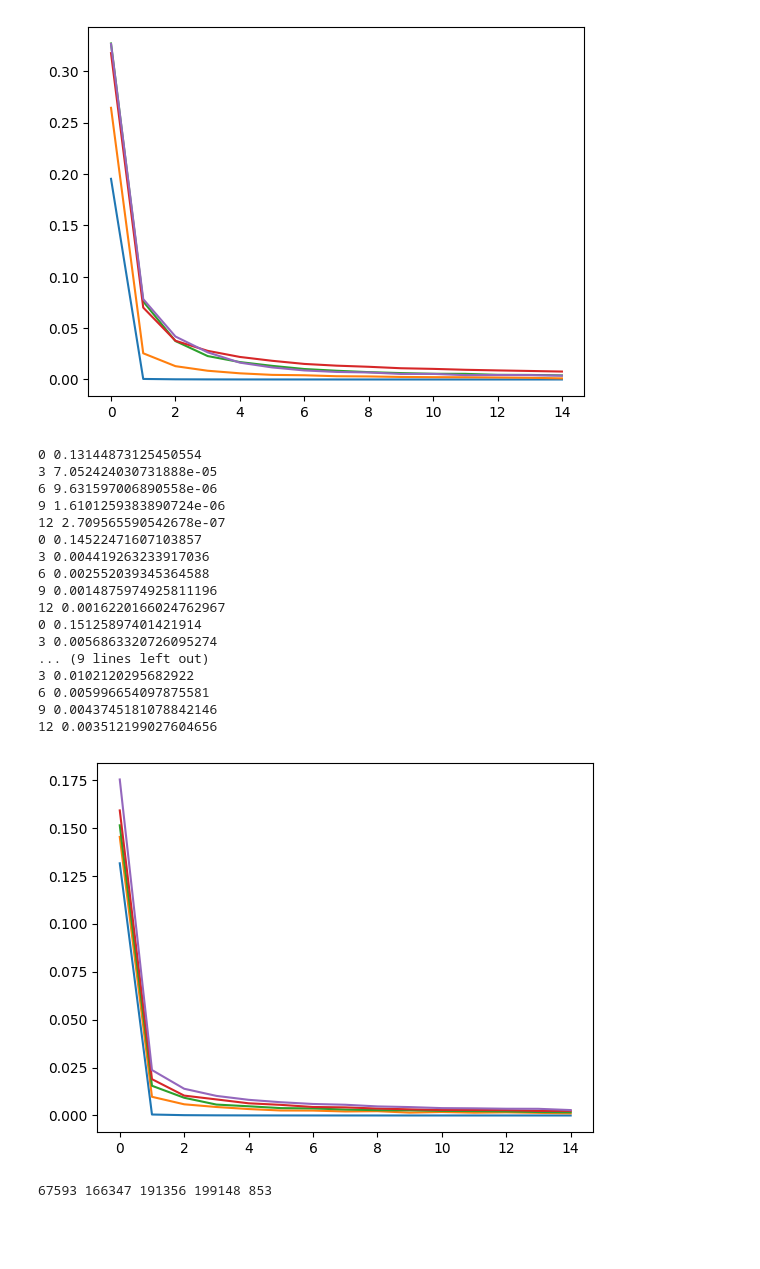
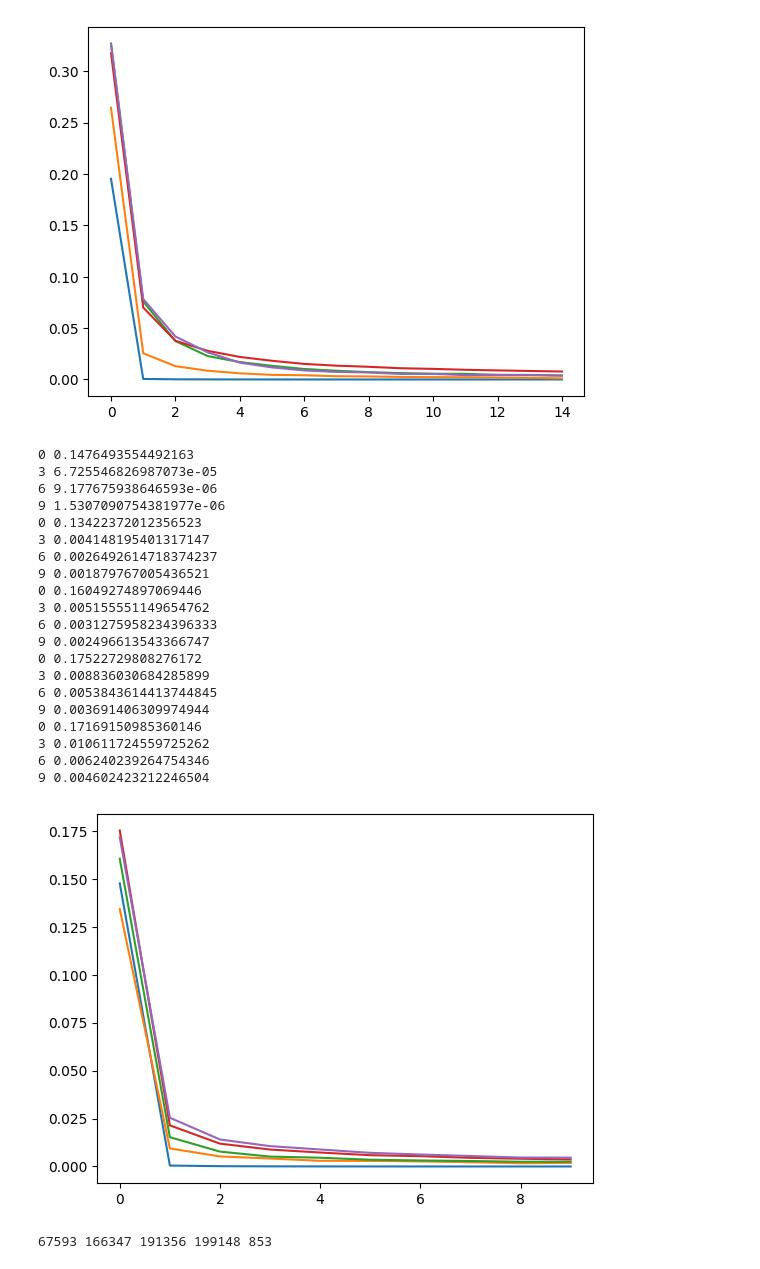
Before and after one commit to sferrante/Neuro-Symbolic-Reasoning, a Jupyter notebook: ProofAgent.ipynb, the cells around one changed output. Drawn from its saved outputs; the diff is of its cells as text; code cells hidden in the pictures; blank space fills up the shorter version.

Commit message:
updated plots and notebook

```diff
--- a/ProofAgent.ipynb
+++ b/ProofAgent.ipynb
@@ -318,36 +318,39 @@ modelTR5, testTR5 = train_model(X12345_T, Y12345, len(ALL_FORMULAS), batch_size=
 [figure]
 # %%
 # Train the transformer models 2222222
-es = 15; bs = 256
+es = 10; bs = 256
 modelTR1, testTR1 = train_model(X1_T, Y1, len(ALL_FORMULAS), batch_size=bs,
                                 epochs=es, loss_fn=nn.CrossEntropyLoss(), use_transformer=True, printevery=3)
 modelTR2, testTR2 = train_model(X12_T, Y12, len(ALL_FORMULAS), batch_size=bs,
                                 epochs=es, loss_fn=nn.CrossEntropyLoss(), use_transformer=True, printevery=3)
 modelTR3, testTR3 = train_model(X123_T, Y123, len(ALL_FORMULAS), batch_size=bs,
                                 epochs=es, loss_fn=nn.CrossEntropyLoss(), use_transformer=True, printevery=3)
 modelTR4, testTR4 = train_model(X1234_T, Y1234, len(ALL_FORMULAS), batch_size=bs,
                                 epochs=es, loss_fn=nn.CrossEntropyLoss(), use_transformer=True, printevery=3)
 modelTR5, testTR5 = train_model(X12345_T, Y12345, len(ALL_FORMULAS), batch_size=bs,
                                 epochs=es, loss_fn=nn.CrossEntropyLoss(), use_transformer=True, printevery=3)
 # %% [output]
-0 0.13144873125450554
-3 7.052424030731888e-05
-6 9.631597006890558e-06
-9 1.6101259383890724e-06
-12 2.709565590542678e-07
-0 0.14522471607103857
-3 0.004419263233917036
-6 0.002552039345364588
-9 0.0014875974925811196
-12 0.0016220166024762967
-0 0.15125897401421914
-3 0.0056863320726095274
-... (9 lines left out)
-3 0.0102120295682922
-6 0.005996654097875581
-9 0.0043745181078842146
-12 0.003512199027604656
+0 0.1476493554492163
+3 6.725546826987073e-05
+6 9.177675938646593e-06
+9 1.5307090754381977e-06
+0 0.13422372012356523
+3 0.004148195401317147
+6 0.0026492614718374237
+9 0.001879767005436521
+0 0.16049274897069446
+3 0.005155551149654762
+6 0.0031275958234396333
+9 0.002496613543366747
+0 0.17522729808276172
+3 0.008836030684285899
+6 0.0053843614413744845
+9 0.003691406309974944
+0 0.17169150985360146
+3 0.010611724559725262
+6 0.006240239264754346
+9 0.004602423212246504
-[figure, old version]
+[figure, new version]
 # %%
 Xte1, Yte1 = test1
 Xte2, Yte2 = test2
```
Also changed, not shown: parts of 13 cells of this notebook, 2 other files.
